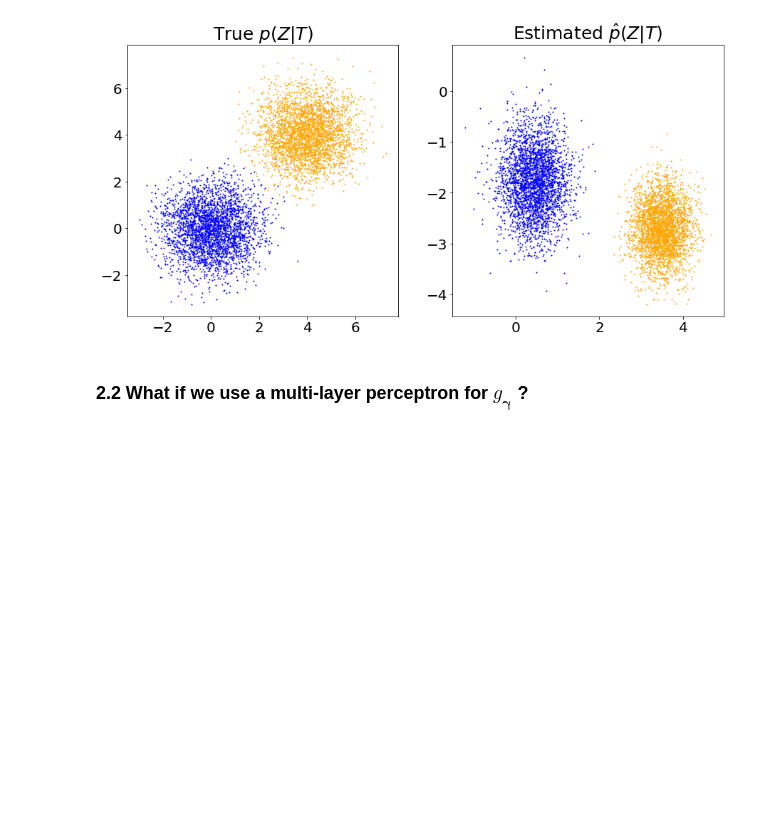
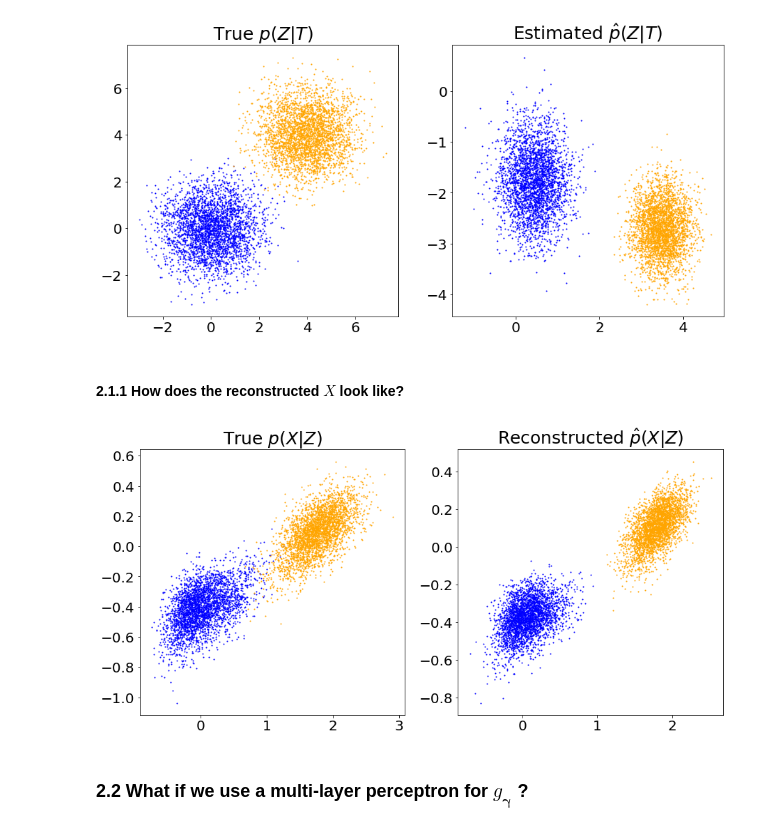
Before and after one commit to jzy95310/IMAVAE, a Jupyter notebook: experiments/sync_data_exp.ipynb, the cells around one changed output. Cells and saved outputs as stored; diff of their text form; code cells hidden in the pictures; blank space fills up the shorter version.

```diff
--- a/experiments/sync_data_exp.ipynb
+++ b/experiments/sync_data_exp.ipynb
@@ -143,6 +143,26 @@ axs[1].set_title("Estimated $\hat{p}(Z|T)$", size=25)
 plt.savefig('./Figures/case_a_lr.png', dpi=1200)
 # %% [output]
 [figure]
+# %% [markdown]
+#### 2.1.1 How does the reconstructed $X$ look like?
+# %%
+# Only plot the first 2 dimensions of X for better visualization
+with torch.no_grad():
+    x_m = imavae.ivae.decoder_dist.sample(*imavae.ivae.decoder_params(z_m))
+
+c_dict = {0: 'blue', 1: 'orange'}
+fig, axs = plt.subplots(1, 2, figsize=(15,7))
+for g in np.unique(T.squeeze()):
+    i = np.where(T.squeeze() == g)
+    axs[0].scatter(X[i,0], X[i,1], c=c_dict[g], label=g, s=1)
+    axs[1].scatter(x_m[i,0], x_m[i,1], c=c_dict[g], label=g, s=1)
+axs[0].tick_params(axis='both', which='major', labelsize=20)
+axs[0].set_title("True $p(X|Z)$", size=25)
+axs[1].tick_params(axis='both', which='major', labelsize=20)
+axs[1].set_title("Reconstructed $\hat{p}(X|Z)$", size=25)
+plt.savefig('./Figures/case_a_recon.png', dpi=1200)
+# %% [output]
+[figure, added]
 # %% [markdown]
 ### 2.2 What if we use a multi-layer perceptron for $g_{\boldsymbol{\gamma}}$ ?
 # %%
```
Also changed, not shown: parts of 10 cells of this notebook, 3 other files.
